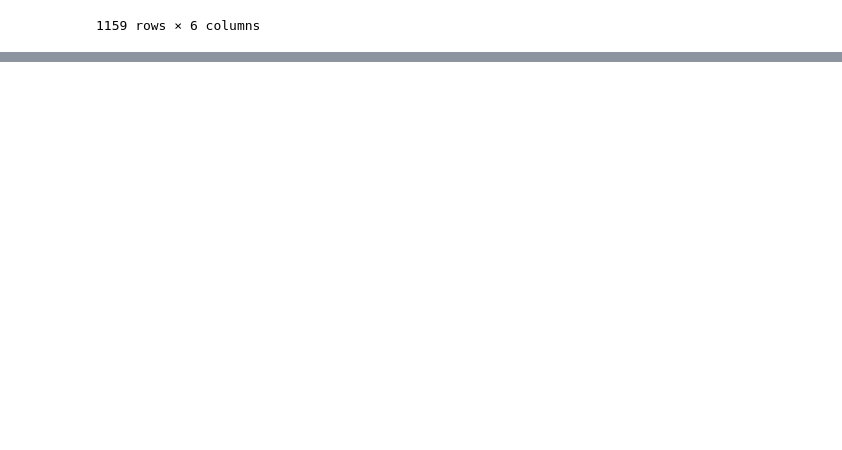
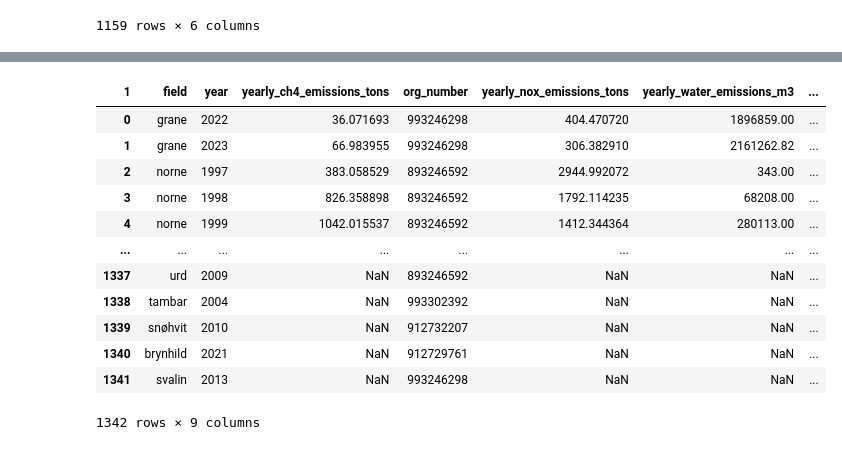
Before and after one commit to percw/Norwegian_oil_gas_decarbonization, a Jupyter notebook: notebooks/production_and_emission_data.ipynb, the cells around one changed output, grey strips where cells are left out. Drawn from its saved outputs; the diff is of its cells as text; code cells hidden in the pictures; blank space fills up the shorter version.

Commit message:
Merged all emissions to a df called emissions_df

```diff
--- a/notebooks/production_and_emission_data.ipynb
+++ b/notebooks/production_and_emission_data.ipynb
@@ -473,0 +474,5 @@ emissions_oil_spill_df
+# %%
+# Checking the first and last years of all emission dataframes
+
+for df in emissions_dfs:
+	print(df.year.min(), df.year.max())
@@ -473,0 +604,5 @@ emissions_oil_spill_df
+# %%
+dfs_to_check_operator = [emissions_co2_df, emissions_nox_df, emissions_water_df, emissions_oil_spill_df]
+on_columns = ['year', 'field', 'org_number']
+
+check_operator_consistency(dfs_to_check_operator, on_columns)
@@ -473,0 +611,33 @@ emissions_oil_spill_df
+# %%
+from functools import reduce
+
+def merge_emission_data(dfs, on_columns, operator_df):
+    """
+    Merges a list of DataFrames on specified columns, keeping the operator from a specific DataFrame.
+
+    Parameters:
+    dfs (list of pd.DataFrame): List of DataFrames to merge.
+    on_columns (list of str): List of column names to merge on.
+    operator_df (pd.DataFrame): DataFrame to take the operator column from.
+
+    Returns:
+    pd.DataFrame: The merged DataFrame with the operator column from operator_df.
+    """
+    # Remove the operator column from all DataFrames except the operator_df
+    dfs_no_operator = [df.drop(columns=['operator'], errors='ignore') for df in dfs if not df.equals(operator_df)]
+
+    # Merge the DataFrames sequentially
+    merged_df = reduce(lambda left, right: pd.merge(left, right, on=on_columns, how='outer'), dfs_no_operator)
+
+    # Add the operator column from the specified DataFrame
+    merged_df = pd.merge(merged_df, operator_df[on_columns + ['operator']], on=on_columns, how='left')
+
+    return merged_df
+# %%
+# Check operator consistency across all DataFrames
+if check_operator_consistency(emissions_dfs, on_columns):
+    # Merged DataFrame, keeping the operator from emissions_co2_df
+    emissions_df = merge_emission_data(emissions_dfs, on_columns, emissions_co2_df)
+    print(emissions_df)
+else:
+    print("Consistency check failed. Operators are not consistent across DataFrames.")
@@ -473,0 +662,16 @@ emissions_oil_spill_df
+# %%
+display(emissions_df)
+# %% [output]
+| 1 | field | year | yearly_ch4_emissions_tons | org_number | yearly_nox_emissions_tons | yearly_water_emissions_m3 | ... |
+| 0 | grane | 2022 | 36.071693 | 993246298 | 404.470720 | 1896859.00 | ... |
+| 1 | grane | 2023 | 66.983955 | 993246298 | 306.382910 | 2161262.82 | ... |
+| 2 | norne | 1997 | 383.058529 | 893246592 | 2944.992072 | 343.00 | ... |
+| 3 | norne | 1998 | 826.358898 | 893246592 | 1792.114235 | 68208.00 | ... |
+| 4 | norne | 1999 | 1042.015537 | 893246592 | 1412.344364 | 280113.00 | ... |
+| ... | ... | ... | ... | ... | ... | ... | ... |
+| 1337 | urd | 2009 | NaN | 893246592 | NaN | NaN | ... |
+| 1338 | tambar | 2004 | NaN | 993302392 | NaN | NaN | ... |
+| 1339 | snøhvit | 2010 | NaN | 912732207 | NaN | NaN | ... |
+| 1340 | brynhild | 2021 | NaN | 912729761 | NaN | NaN | ... |
+| 1341 | svalin | 2013 | NaN | 993246298 | NaN | NaN | ... |
+1342 rows × 9 columns
```
Also changed, not shown: parts of 27 cells of this notebook.
